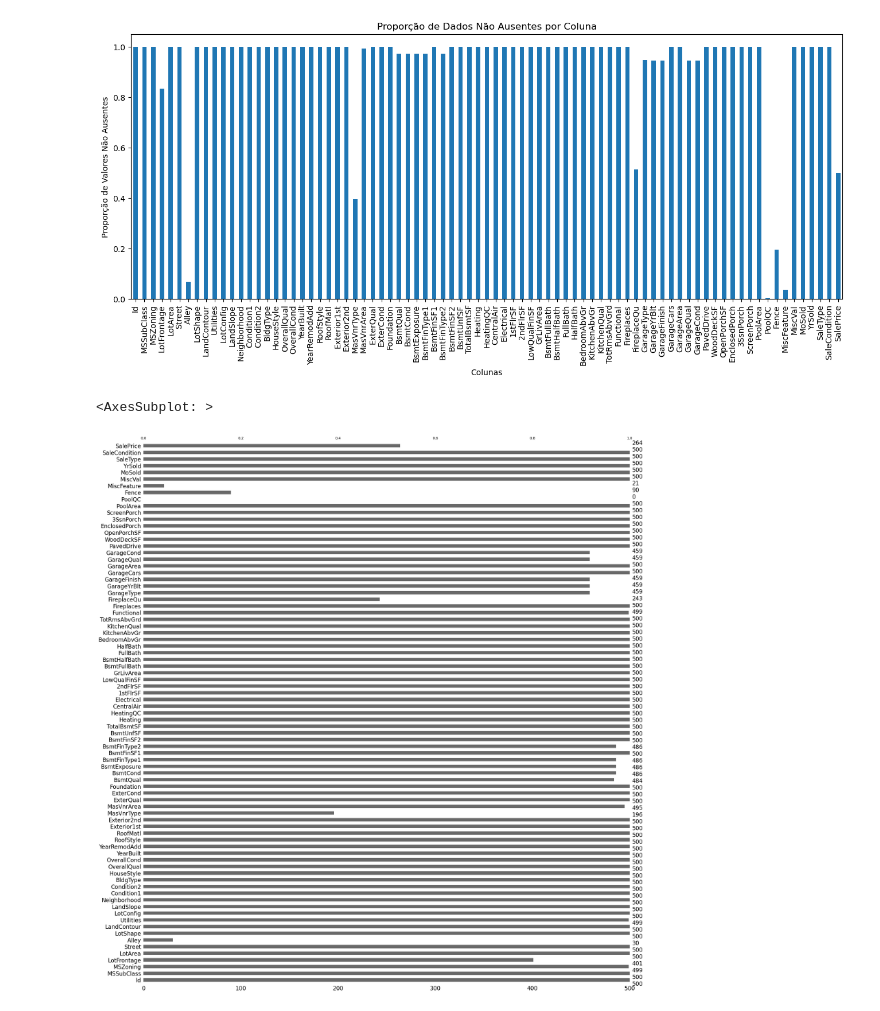
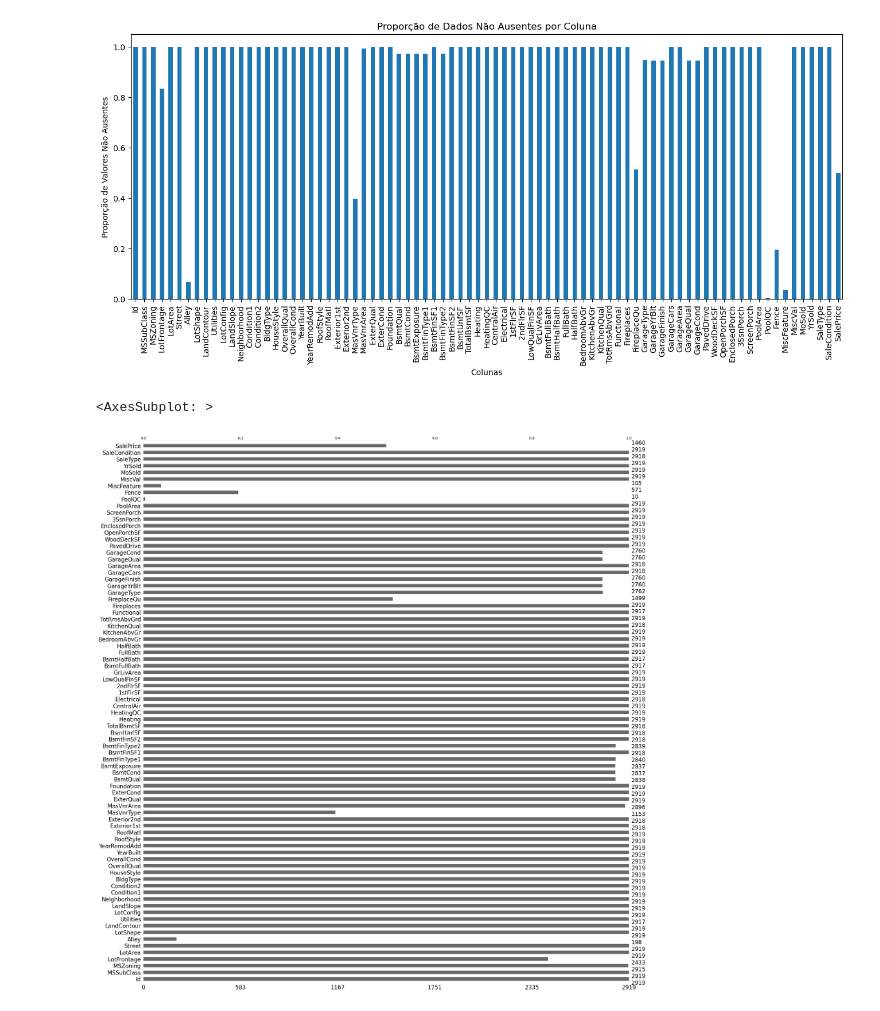
Before and after one commit to jherfson/pratica_House_Prices, a Jupyter notebook: house_prices.ipynb, the cells around one changed output. Drawn from its saved outputs; the diff is of its cells as text; code cells hidden in the pictures.

Commit message:
colocando valor total no msno.bar

```diff
--- a/house_prices.ipynb
+++ b/house_prices.ipynb
@@ -254,7 +254,7 @@ plt.show()
 # %% [output]
 [figure]
 # %%
-msno.bar(all_df.sample(500))
+msno.bar(all_df.sample(all_df.shape[0]))
 # %% [output]
 <AxesSubplot: >
-[figure, old version]
+[figure, new version]
```
